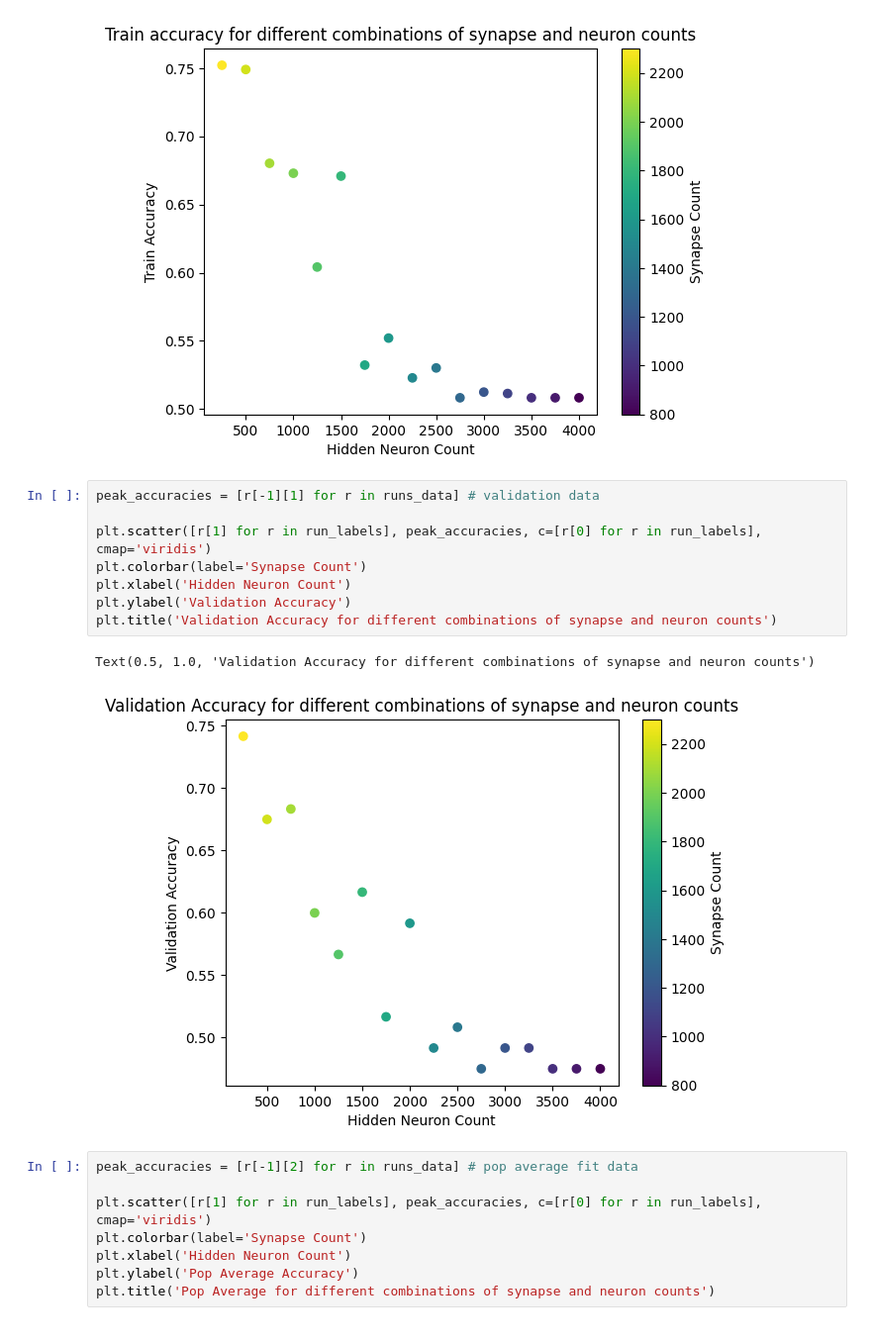
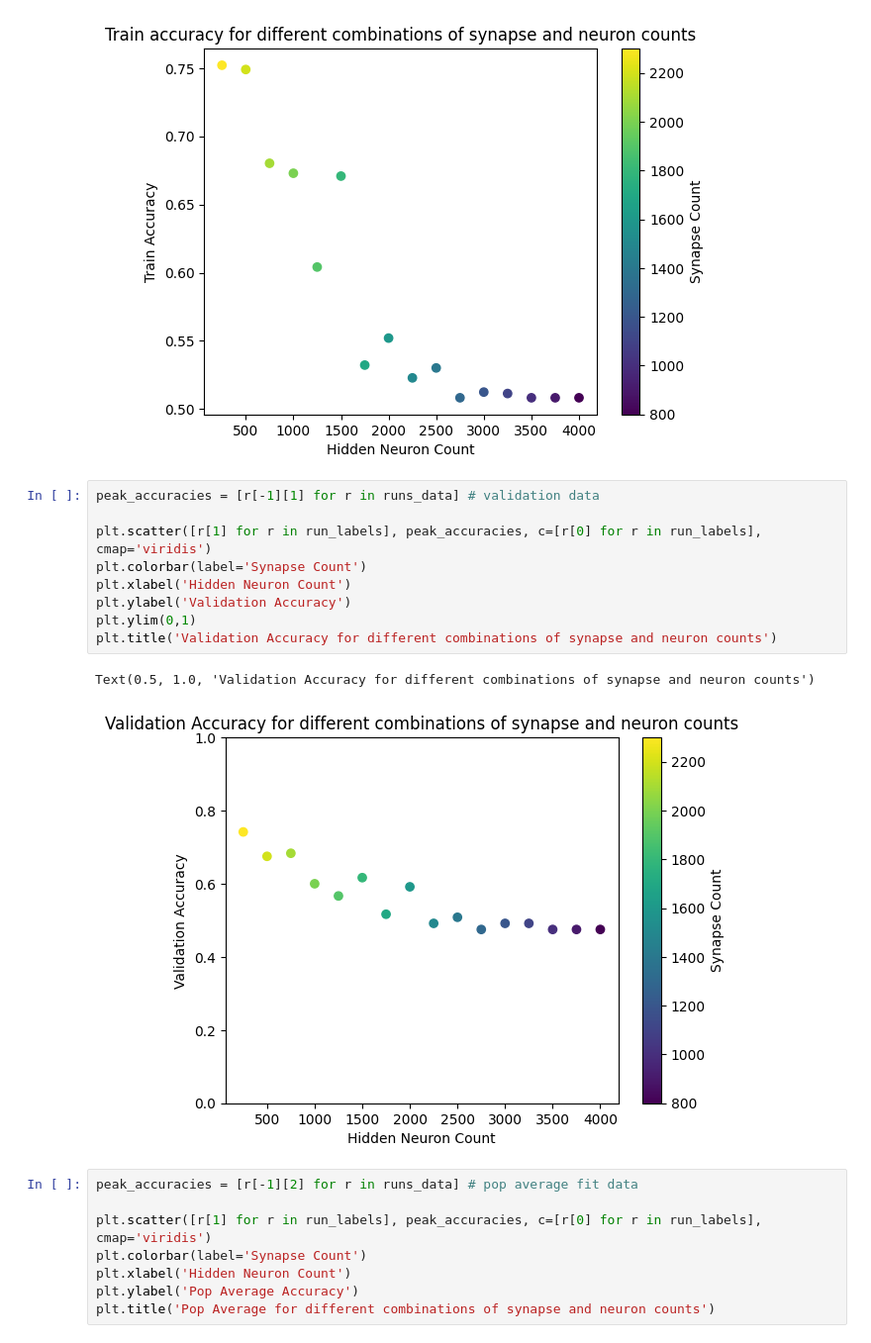
Before and after one commit to khood5/MLAudio, a Jupyter notebook: shotspotter/snn/params-analysis.ipynb, the cells around one changed output. Shown at 99% size. Cells and saved outputs as stored; diff of their text form.

```diff
--- a/shotspotter/snn/params-analysis.ipynb
+++ b/shotspotter/snn/params-analysis.ipynb
@@ -115,14 +115,15 @@ Text(0.5, 1.0, 'Train accuracy for different combinations of synapse and neuron
 # %%
 peak_accuracies = [r[-1][1] for r in runs_data] # validation data
 
 plt.scatter([r[1] for r in run_labels], peak_accuracies, c=[r[0] for r in run_labels], cmap='viridis')
 plt.colorbar(label='Synapse Count')
 plt.xlabel('Hidden Neuron Count')
 plt.ylabel('Validation Accuracy')
+plt.ylim(0,1)
 plt.title('Validation Accuracy for different combinations of synapse and neuron counts')
 # %% [output]
 Text(0.5, 1.0, 'Validation Accuracy for different combinations of synapse and neuron counts')
-[figure, old version]
+[figure, new version]
 # %%
 peak_accuracies = [r[-1][2] for r in runs_data] # pop average fit data
 
```
Also changed, not shown: parts of 5 cells of this notebook, 5 other files.
